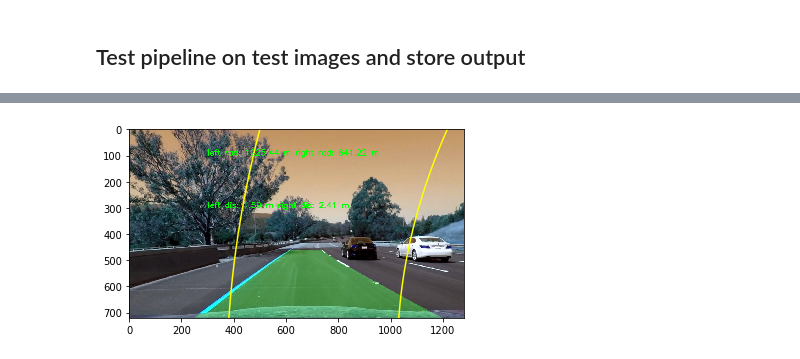
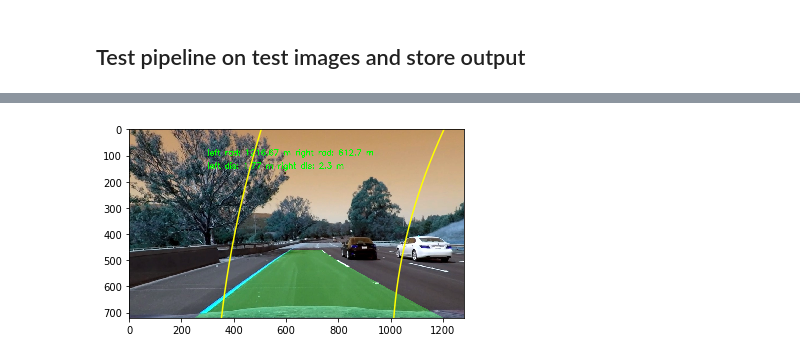
Before and after one commit to ahubi/CarND-Advanced-Lane-Lines, a Jupyter notebook: alf.ipynb, the cells around one changed output, grey strips where cells are left out. Saved outputs shown, nothing was run; the diff lists cells and outputs as text; code cells hidden in the pictures.

```diff
--- a/alf.ipynb
+++ b/alf.ipynb
@@ -430,24 +442,21 @@ def draw_lane(undist, warped, LL, RL, fname=None):
     # Combine the result with the original image
     result = cv2.addWeighted(undist, 1, newwarp, 0.3, 0)
 
-    #put radius info on image
+    #put radius and distance info on image
     color = (0,255,0)
-    position = (300,100)
+    pos_rad_text = (300,100)
+    pos_dis_text = (300,150)
     font = cv2.FONT_HERSHEY_SIMPLEX
     l = round(LL.radius_of_curvature, 2)
     r = round(RL.radius_of_curvature, 2)
     lp = round(LL.line_base_pos, 2)
     rp = round(RL.line_base_pos, 2)
 
-    if l < 100 or r < 100:
-        color = (255,0,0)
-        position = (300,200)
+    rad = str('left rad: ' + str(l) + ' m' + ' ' + 'right rad: ' + str(r) + ' m')
+    dis = str('left dis: ' + str(lp) + ' m' + ' ' + 'right dis: ' + str(rp) + ' m')
 
-    str1 = str('left rad: ' + str(l) + ' m' + ' ' + 'right rad: ' + str(r) + ' m')
-    str2 = str('left dis: ' + str(lp) + ' m' + ' ' + 'right dis: ' + str(rp) + ' m')
-
-    cv2.putText(result, str1, position, font, 1, color, 2, cv2.LINE_AA)
-    cv2.putText(result, str2, (300, 300), font, 1, color, 2, cv2.LINE_AA)
+    cv2.putText(result, rad, pos_rad_text, font, 1, color, 2, cv2.LINE_AA)
+    cv2.putText(result, dis, pos_dis_text, font, 1, color, 2, cv2.LINE_AA)
 
     if fname!=None:
         plt.savefig(fname)
@@ -456,14 +465,19 @@ def draw_lane(undist, warped, LL, RL, fname=None):
 # %%
 # process test images
 #for fname in images:
-global LL
-global RL
+L = Line()
+R = Line()
 img = cv2.imread('test_images/test6.jpg')
+
 undist = undistort(img)
 prep_img = preprocess_img(img)
-slide_and_fitpoly(prep_img, LL, RL, 'output_images/left_fitx_right_fitx.jpg')
-result = draw_lane(undist, prep_img, LL,  RL)
+detect_start(prep_img, L, R, 'output_images/left_fitx_right_fitx.jpg')
+
+#print ('L ', L.recent_xfitted)
+#print ('R ', R.recent_xfitted)
+
+result = draw_lane(undist, prep_img, L,  R)
 plt.imshow(result)
 plt.savefig('output_images/test4_final_lane.jpg')
 # %% [output]
-[figure, old version]
+[figure, new version]
```
Also changed, not shown: parts of 6 cells of this notebook, 21 other files.
